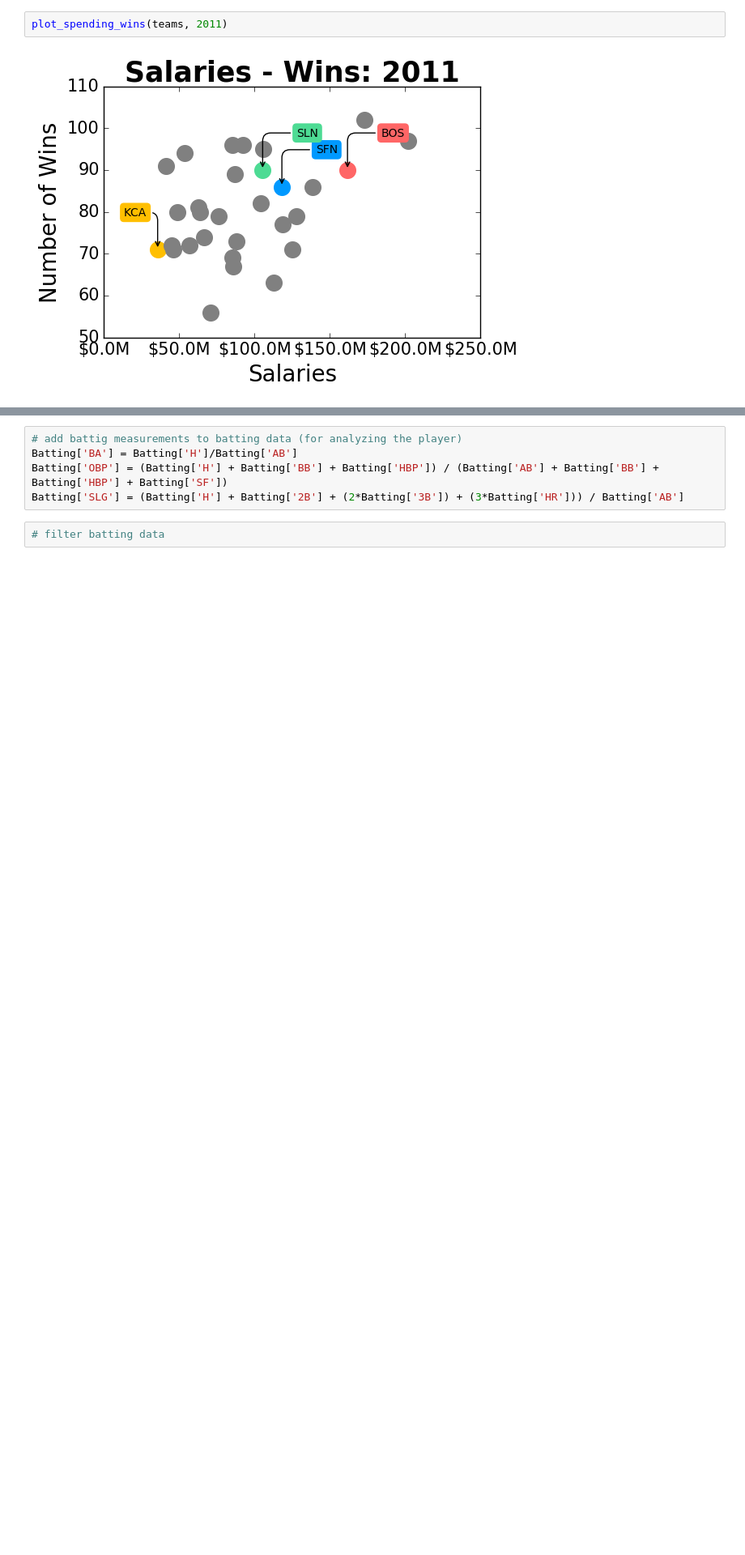
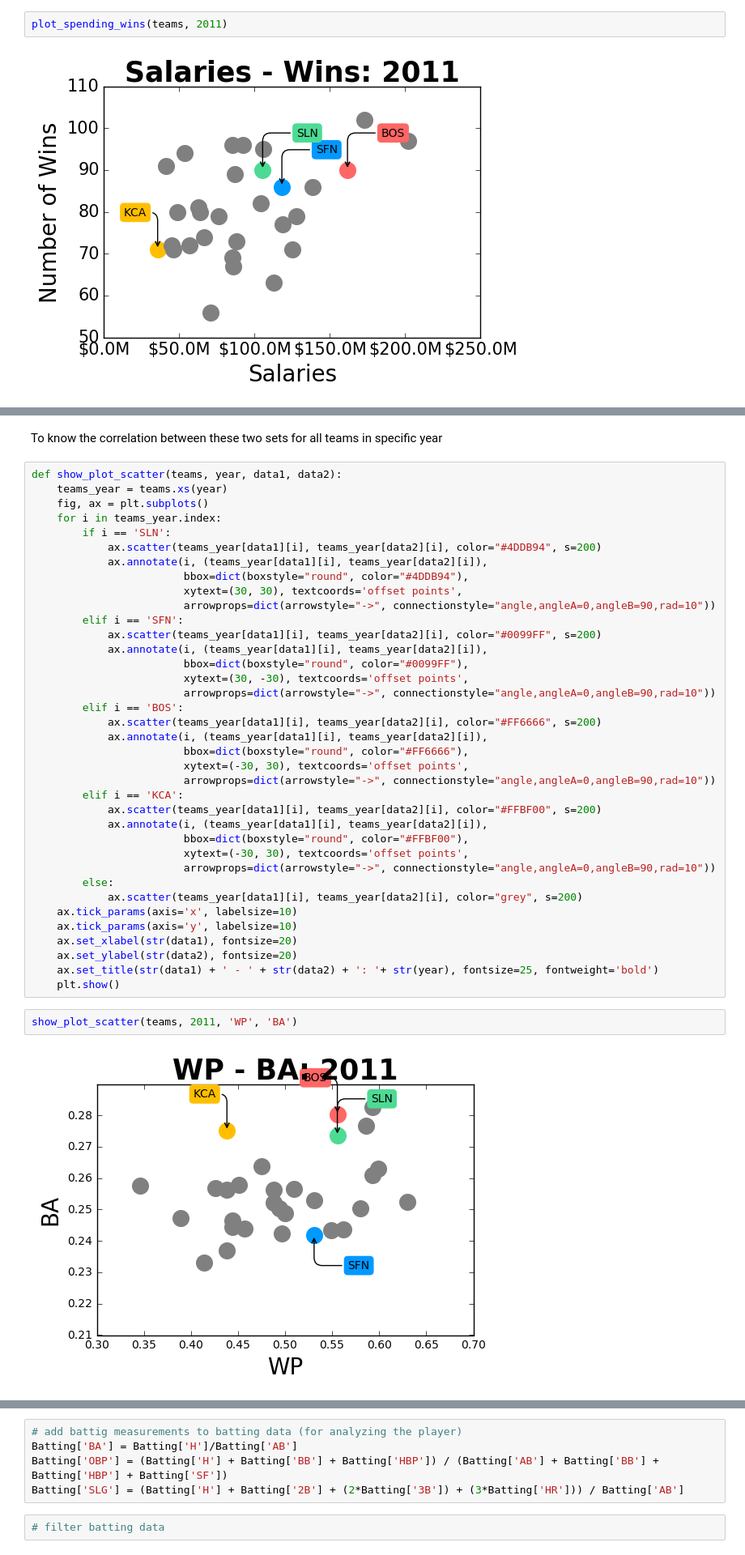
Before and after one commit to JeffWang0501/VALabProject2016, a Jupyter notebook: Baseball.ipynb, the cells around one changed output, grey strips where cells are left out. Shown at 81% size. Saved outputs shown, nothing was run; the diff lists cells and outputs as text; blank space fills up the shorter version.

```diff
--- a/Baseball.ipynb
+++ b/Baseball.ipynb
@@ -297,0 +366,43 @@ plot_spending_wins(teams, 2011)
+# %% [markdown]
+To know the correlation between these two sets for all teams in specific year
+# %%
+def show_plot_scatter(teams, year, data1, data2):
+    teams_year = teams.xs(year)
+    fig, ax = plt.subplots()
+    for i in teams_year.index:
+        if i == 'SLN':
+            ax.scatter(teams_year[data1][i], teams_year[data2][i], color="#4DDB94", s=200)
+            ax.annotate(i, (teams_year[data1][i], teams_year[data2][i]),
+                        bbox=dict(boxstyle="round", color="#4DDB94"),
+                        xytext=(30, 30), textcoords='offset points',
+                        arrowprops=dict(arrowstyle="->", connectionstyle="angle,angleA=0,angleB=90,rad=10"))
+        elif i == 'SFN':
+            ax.scatter(teams_year[data1][i], teams_year[data2][i], color="#0099FF", s=200)
+            ax.annotate(i, (teams_year[data1][i], teams_year[data2][i]),
+                        bbox=dict(boxstyle="round", color="#0099FF"),
+                        xytext=(30, -30), textcoords='offset points',
+                        arrowprops=dict(arrowstyle="->", connectionstyle="angle,angleA=0,angleB=90,rad=10"))
+        elif i == 'BOS':
+            ax.scatter(teams_year[data1][i], teams_year[data2][i], color="#FF6666", s=200)
+            ax.annotate(i, (teams_year[data1][i], teams_year[data2][i]),
+                        bbox=dict(boxstyle="round", color="#FF6666"),
+                        xytext=(-30, 30), textcoords='offset points',
+                        arrowprops=dict(arrowstyle="->", connectionstyle="angle,angleA=0,angleB=90,rad=10"))
+        elif i == 'KCA':
+            ax.scatter(teams_year[data1][i], teams_year[data2][i], color="#FFBF00", s=200)
+            ax.annotate(i, (teams_year[data1][i], teams_year[data2][i]),
+                        bbox=dict(boxstyle="round", color="#FFBF00"),
+                        xytext=(-30, 30), textcoords='offset points',
+                        arrowprops=dict(arrowstyle="->", connectionstyle="angle,angleA=0,angleB=90,rad=10"))
+        else:
+            ax.scatter(teams_year[data1][i], teams_year[data2][i], color="grey", s=200)
+    ax.tick_params(axis='x', labelsize=10)
+    ax.tick_params(axis='y', labelsize=10)
+    ax.set_xlabel(str(data1), fontsize=20)
+    ax.set_ylabel(str(data2), fontsize=20)
+    ax.set_title(str(data1) + ' - ' + str(data2) + ': '+ str(year), fontsize=25, fontweight='bold')
+    plt.show()
+# %%
+show_plot_scatter(teams, 2011, 'WP', 'BA')
+# %% [output]
+[figure, added]
```
Also changed, not shown: parts of 49 cells of this notebook.
